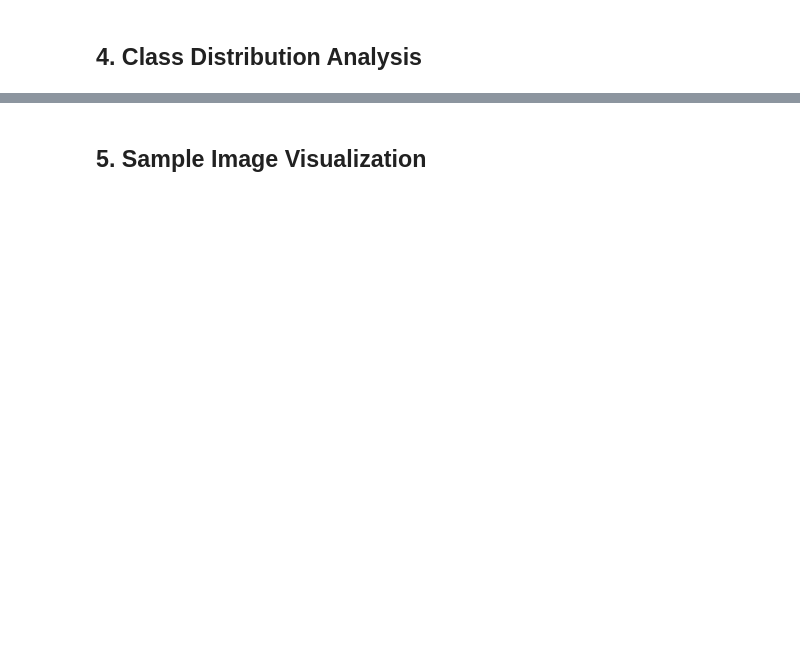
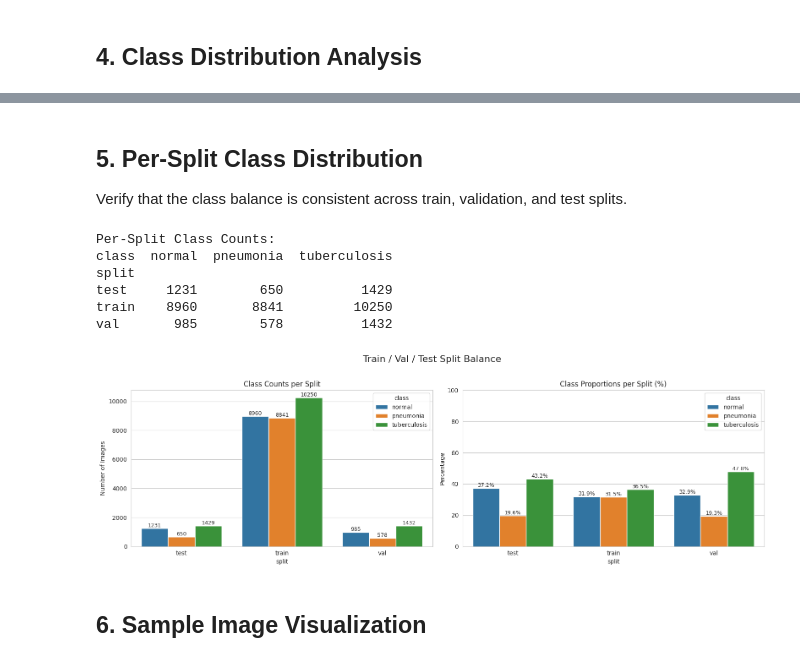
Before and after one commit to kmache/xclinvision-ops, a Jupyter notebook: notebooks/01_data_exploration.ipynb, the cells around one changed output, grey strips where cells are left out. Saved outputs shown, nothing was run; the diff lists cells and outputs as text; code cells hidden in the pictures; blank space fills up the shorter version.

```diff
--- a/notebooks/01_data_exploration.ipynb
+++ b/notebooks/01_data_exploration.ipynb
@@ -101,3 +108,47 @@ plt.show()
+# %% [markdown]
+## 5. Per-Split Class Distribution
+Verify that the class balance is consistent across train, validation, and test splits.
+# %%
+# Per-split class counts
+split_class = df.groupby(["split", "class"]).size().unstack(fill_value=0)
+print("Per-Split Class Counts:")
+print(split_class)
+print()
+
+# Grouped bar chart
+split_class_melted = split_class.reset_index().melt(id_vars="split", var_name="class", value_name="count")
+
+fig, axes = plt.subplots(1, 2, figsize=(16, 5))
+
+# Absolute counts
+sns.barplot(data=split_class_melted, x="split", y="count", hue="class", ax=axes[0])
+axes[0].set_title("Class Counts per Split")
+axes[0].set_ylabel("Number of Images")
+for container in axes[0].containers:
+    axes[0].bar_label(container, fmt="%d", fontsize=9)
+
+# Proportions within each split
+split_pct = split_class.div(split_class.sum(axis=1), axis=0) * 100
+split_pct_melted = split_pct.reset_index().melt(id_vars="split", var_name="class", value_name="percentage")
+
+sns.barplot(data=split_pct_melted, x="split", y="percentage", hue="class", ax=axes[1])
+axes[1].set_title("Class Proportions per Split (%)")
+axes[1].set_ylabel("Percentage")
+axes[1].set_ylim(0, 100)
+for container in axes[1].containers:
+    axes[1].bar_label(container, fmt="%.1f%%", fontsize=9)
+
+plt.suptitle("Train / Val / Test Split Balance", fontsize=16, y=1.02)
+plt.tight_layout()
+plt.show()
+# %% [output]
+Per-Split Class Counts:
+class  normal  pneumonia  tuberculosis
+split
+test     1231        650          1429
+train    8960       8841         10250
+val       985        578          1432
+[figure, added]
 # %% [markdown]
-## 5. Sample Image Visualization
+## 6. Sample Image Visualization
 # %%
```
Also changed, not shown: parts of 26 cells of this notebook, 15 other files.
